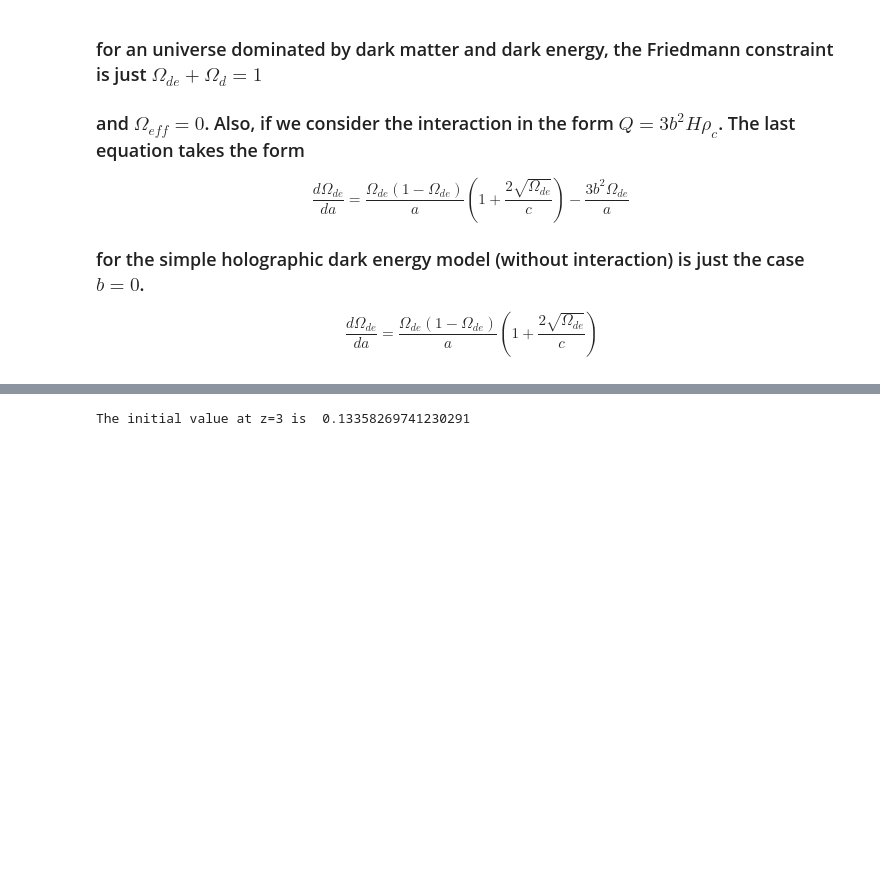
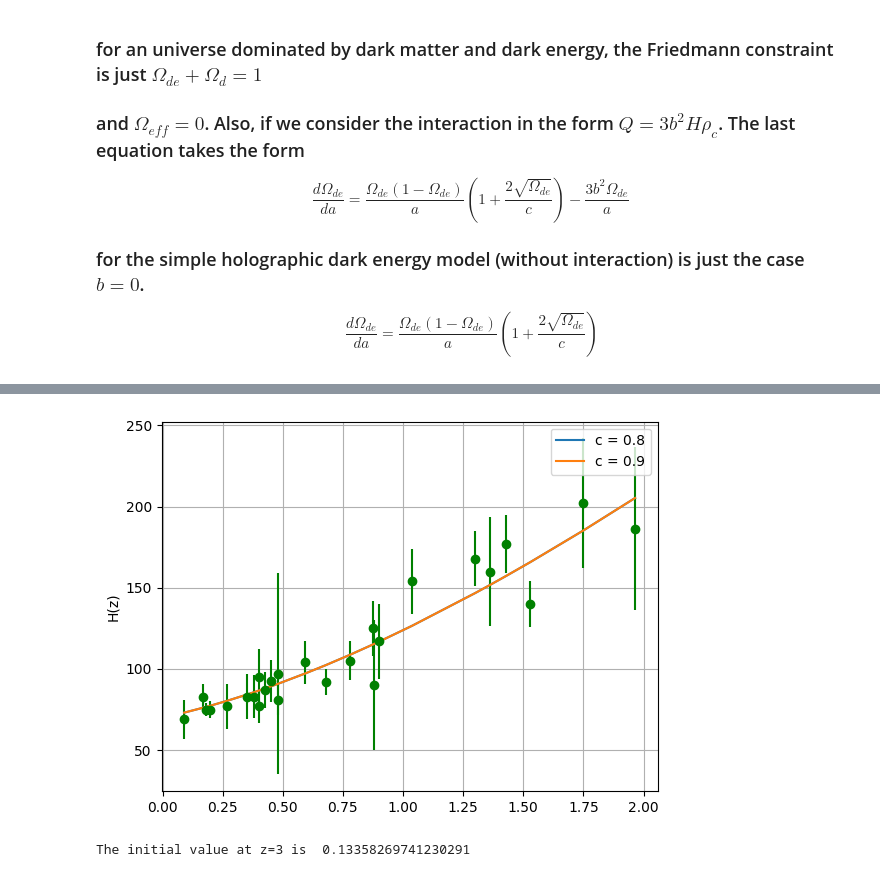
Before and after one commit to xlxnsxzpxtx/HolographicDE, a Jupyter notebook: shooting_hde.ipynb, the cells around one changed output, grey strips where cells are left out. Drawn from its saved outputs; the diff is of its cells as text; code cells hidden in the pictures; blank space fills up the shorter version.

```diff
--- a/shooting_hde.ipynb
+++ b/shooting_hde.ipynb
@@ -50,0 +163,12 @@ The initial value at z=3 is  0.08395681981319769
+# %%
+def RHSquared_z2(z):
+        if (z < z0).any :
+            Ode2 =  (1-Om-Ok)
+        else:
+            Ode2 = O_hde2(z)
+
+        return H0*np.sqrt(Or*(z+1)**4 + Om*(1+z)**3 + Ok*(z+1)**2 + Ode2)
+
+
+Hub_hde2 = RHSquared_z2(z_eff)
+Hub_hde2
@@ -51,3 +193,16 @@ The initial value at z=3 is  0.08395681981319769
+# %%
+plt.errorbar(z_obs, hub_obs, error_obs, ls='', marker='o',color='green')
+plt.plot(z_obs,Hub_hde1, label='c = 0.8')
+plt.plot(z_obs,Hub_hde2, label='c = 0.9')
+#plt.plot(z_obs,Hub_hde3, label='c = 1.0')
+#plt.plot(z_obs,Hub_hde4, label='c = 1.2')
+#plt.plot(z_obs,Hub_hde5, label='c = 1.5')
+plt.ylabel('H(z)')
+#plt.plot(redz, hubzc, label='GGC')
+plt.legend()
+plt.grid()
+# %% [output]
+[figure, added]
 # %%
 '''
 Holographic Dark Energy Model with interactions
```
Also changed, not shown: parts of 6 cells of this notebook, 1 other file.
